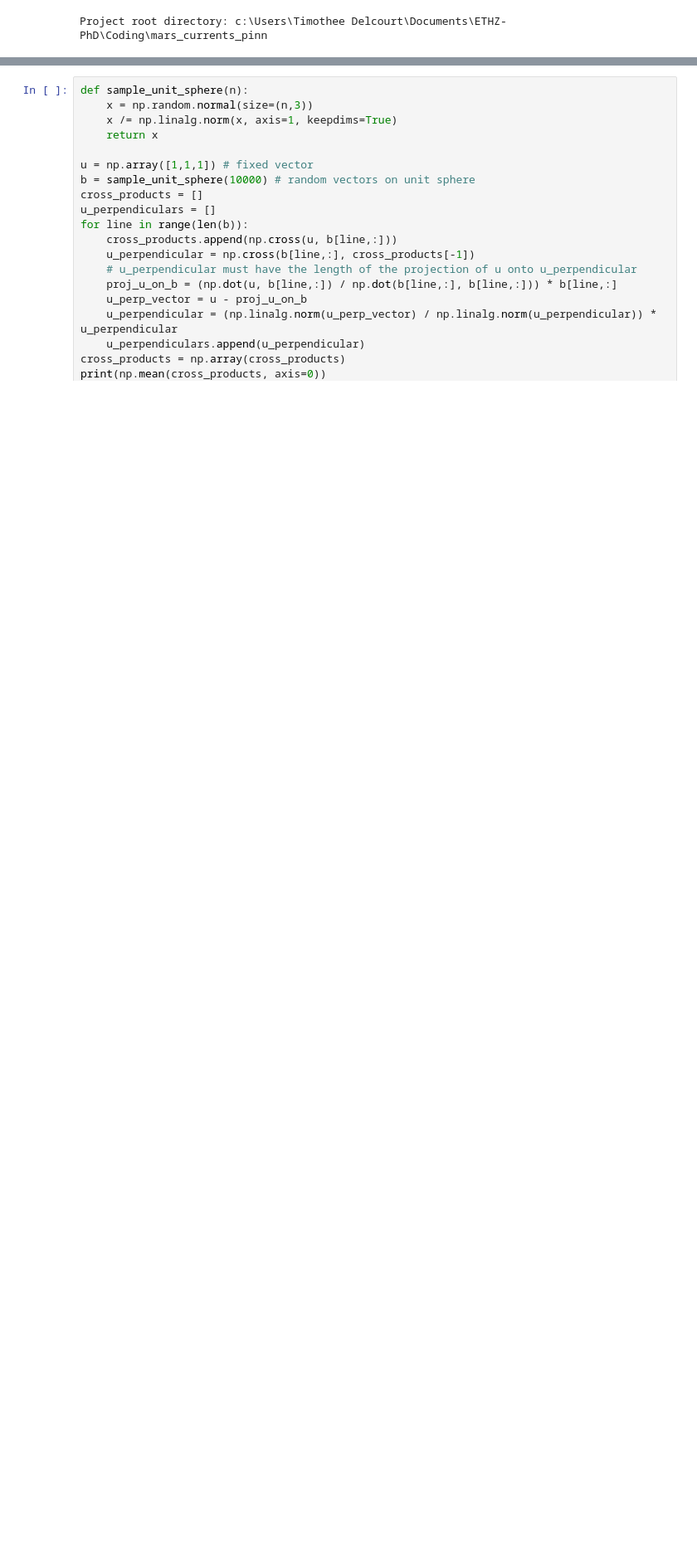
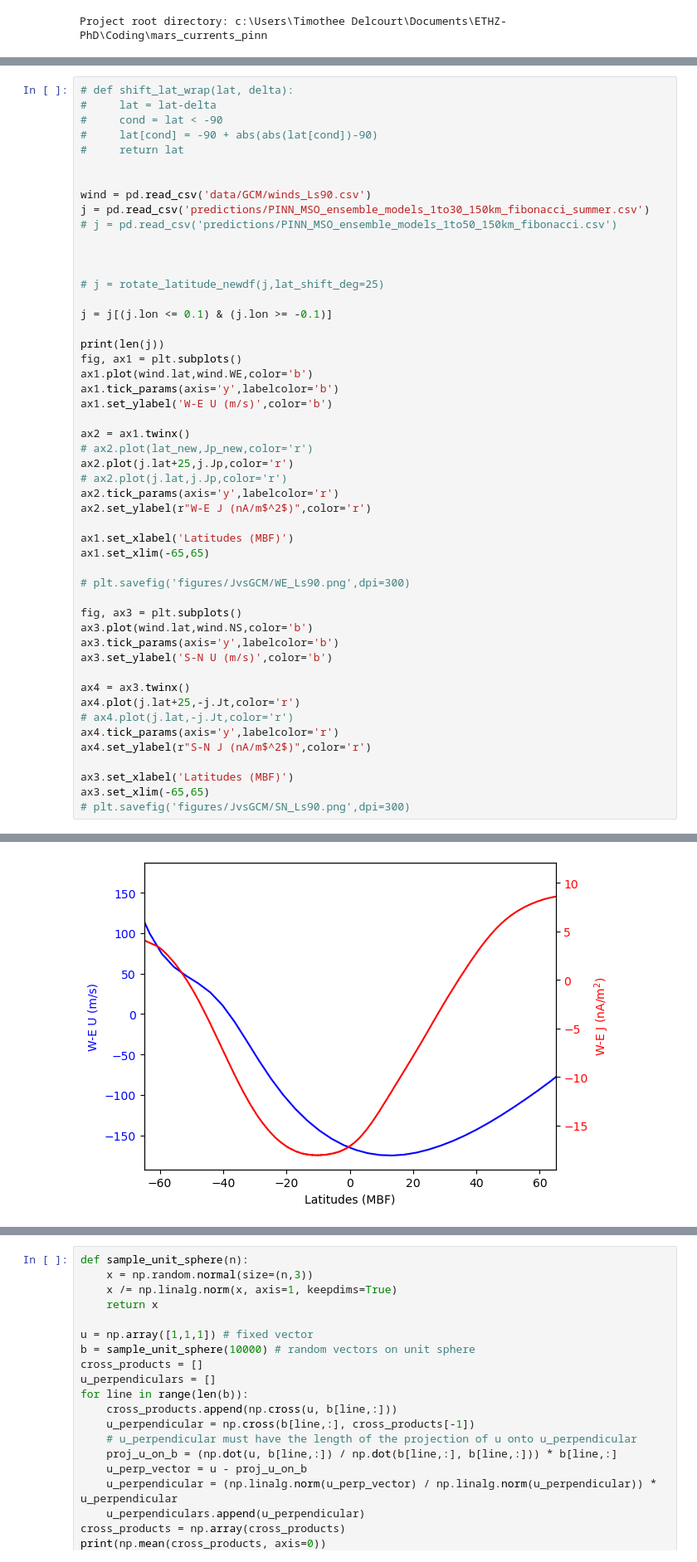
Before and after one commit to TimotheeDelcourt/mars_currents_pinn, a Jupyter notebook: scripts/playground.ipynb, the cells around one changed output, grey strips where cells are left out. Shown at 83% size. Cells and saved outputs as stored; diff of their text form; blank space fills up the shorter version.

```diff
--- a/scripts/playground.ipynb
+++ b/scripts/playground.ipynb
@@ -58,0 +220,51 @@ df
+# %%
+# def shift_lat_wrap(lat, delta):
+#     lat = lat-delta
+#     cond = lat < -90
+#     lat[cond] = -90 + abs(abs(lat[cond])-90)
+#     return lat
+
+
+wind = pd.read_csv('data/GCM/winds_Ls90.csv')
+j = pd.read_csv('predictions/PINN_MSO_ensemble_models_1to30_150km_fibonacci_summer.csv')
+# j = pd.read_csv('predictions/PINN_MSO_ensemble_models_1to50_150km_fibonacci.csv')
+
+
+
+# j = rotate_latitude_newdf(j,lat_shift_deg=25)
+
+j = j[(j.lon <= 0.1) & (j.lon >= -0.1)]
+
+print(len(j))
+fig, ax1 = plt.subplots()
+ax1.plot(wind.lat,wind.WE,color='b')
+ax1.tick_params(axis='y',labelcolor='b')
+ax1.set_ylabel('W-E U (m/s)',color='b')
+
+ax2 = ax1.twinx()
+# ax2.plot(lat_new,Jp_new,color='r')
+ax2.plot(j.lat+25,j.Jp,color='r')
+# ax2.plot(j.lat,j.Jp,color='r')
+ax2.tick_params(axis='y',labelcolor='r')
+ax2.set_ylabel(r"W-E J (nA/m$^2$)",color='r')
+
+ax1.set_xlabel('Latitudes (MBF)')
+ax1.set_xlim(-65,65)
+
+# plt.savefig('figures/JvsGCM/WE_Ls90.png',dpi=300)
+
+fig, ax3 = plt.subplots()
+ax3.plot(wind.lat,wind.NS,color='b')
+ax3.tick_params(axis='y',labelcolor='b')
+ax3.set_ylabel('S-N U (m/s)',color='b')
+
+ax4 = ax3.twinx()
+ax4.plot(j.lat+25,-j.Jt,color='r')
+# ax4.plot(j.lat,-j.Jt,color='r')
+ax4.tick_params(axis='y',labelcolor='r')
+ax4.set_ylabel(r"S-N J (nA/m$^2$)",color='r')
+
+ax3.set_xlabel('Latitudes (MBF)')
+ax3.set_xlim(-65,65)
+# plt.savefig('figures/JvsGCM/SN_Ls90.png',dpi=300)
+# %% [output]
@@ -58,0 +273 @@ df
+[figure, added]
```
Also changed, not shown: parts of 24 cells of this notebook, 6 other files.
